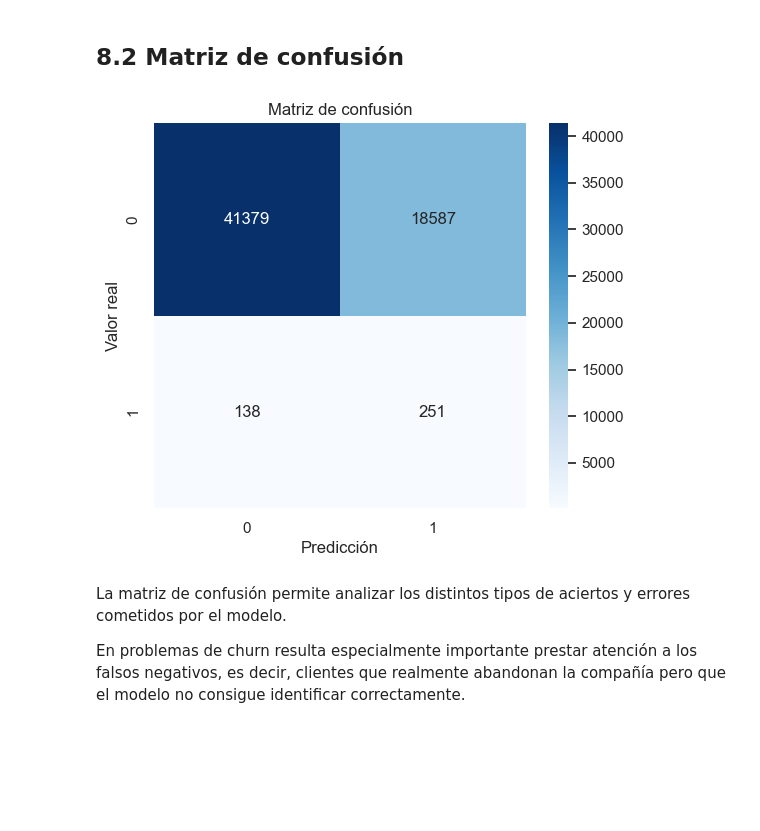
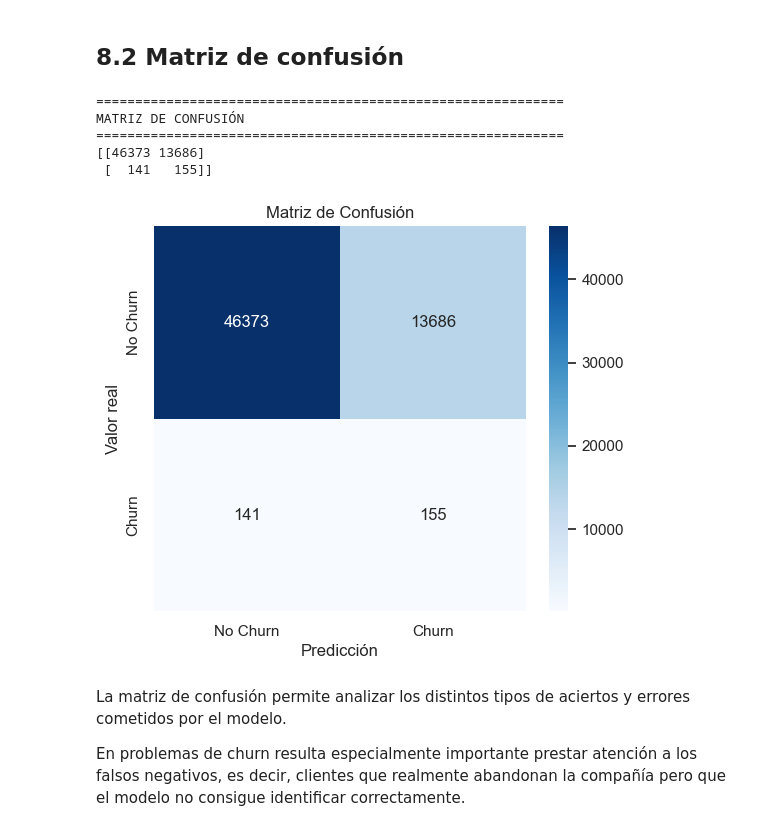
Before and after one commit to franconcha2001-stack/UCV-Churn, a Jupyter notebook: notebooks/ejmeplo_notebook.ipynb, the cells around one changed output. Drawn from its saved outputs; the diff is of its cells as text; code cells hidden in the pictures; blank space fills up the shorter version.

```diff
--- a/notebooks/ejmeplo_notebook.ipynb
+++ b/notebooks/ejmeplo_notebook.ipynb
@@ -1380,0 +1387,16 @@ Además, se utilizó `class_weight='balanced'` para compensar el desbalanceo exi
+# %%
+from sklearn.preprocessing import LabelEncoder
+
+for col in X_train.select_dtypes(include='object').columns:
+
+    le = LabelEncoder()
+
+    X_train[col] = le.fit_transform(
+        X_train[col].astype(str)
+    )
+
+    X_test[col] = le.transform(
+        X_test[col].astype(str)
+    )
+
+print("Variables categóricas codificadas")
@@ -1435,41 +1584,42 @@ En particular, se analizan precision, recall y F1-score, ya que la accuracy por
 ## 8.2 Matriz de confusión
 # %%
 # ====================================
-# MATRIZ DE CONFUSIÓN
+# 8.2 MATRIZ DE CONFUSIÓN
 # ====================================
 
 from sklearn.metrics import confusion_matrix
 
-import matplotlib.pyplot as plt
-import seaborn as sns
+cm = confusion_matrix(y_test, y_pred)
 
-cm = confusion_matrix(
+print("="*60)
+print("MATRIZ DE CONFUSIÓN")
+print("="*60)
 
-    y_test,
-    y_pred
-
-)
+print(cm)
 
 plt.figure(figsize=(6,5))
 
 sns.heatmap(
-
     cm,
-
     annot=True,
     fmt='d',
-    cmap='Blues'
-
+    cmap='Blues',
+    xticklabels=['No Churn','Churn'],
+    yticklabels=['No Churn','Churn']
 )
 
 plt.xlabel("Predicción")
 plt.ylabel("Valor real")
-
-plt.title("Matriz de confusión")
+plt.title("Matriz de Confusión")
 
 plt.show()
 # %% [output]
+============================================================
+MATRIZ DE CONFUSIÓN
+============================================================
+[[46373 13686]
+ [  141   155]]
-[figure, old version]
+[figure, new version]
 # %% [markdown]
 La matriz de confusión permite analizar los distintos tipos de aciertos y errores cometidos por el modelo.
 
```
Also changed, not shown: parts of 107 cells of this notebook, 1 other file.
